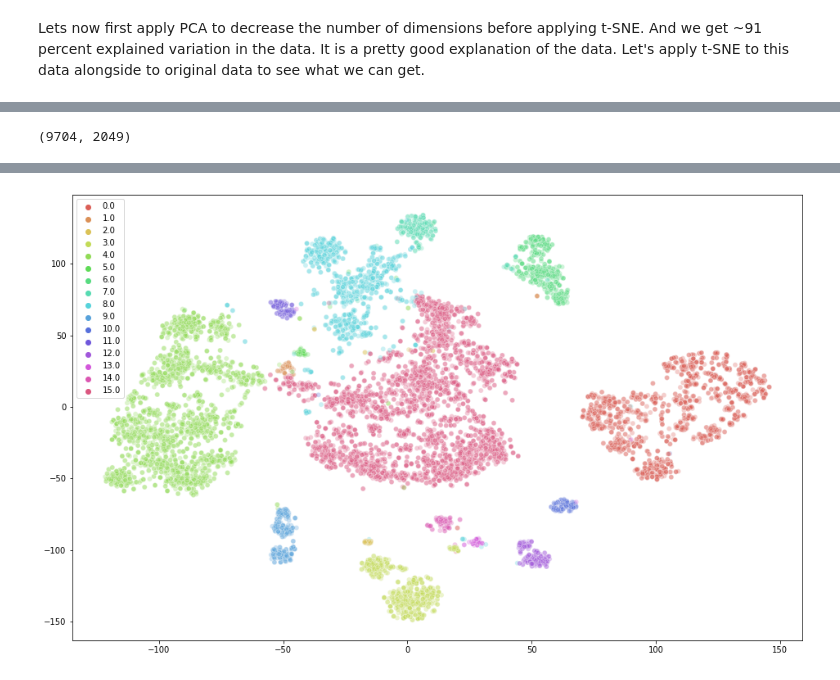
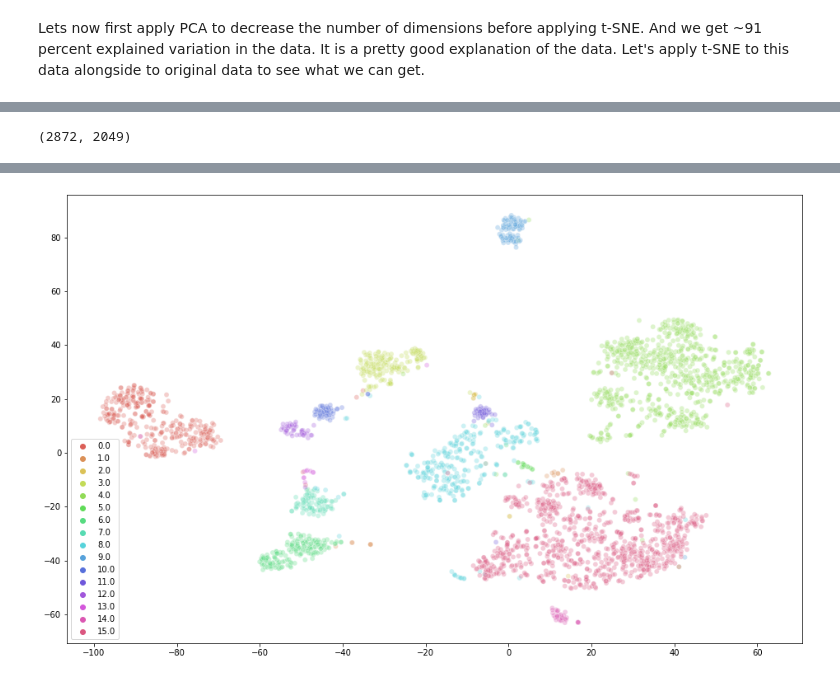
Before and after one commit to umursen/3d-object-part-segmentation-with-simclr, a Jupyter notebook: notebooks/tsne.ipynb, the cells around one changed output, grey strips where cells are left out. Saved outputs shown, nothing was run; the diff lists cells and outputs as text; code cells hidden in the pictures.

Commit message:
tsne on test set

```diff
--- a/notebooks/tsne.ipynb
+++ b/notebooks/tsne.ipynb
@@ -50,5 +52,5 @@ ss_simclr_model = ss_simclr_model.load_from_checkpoint(checkpoint_path="./checkp
 # %%
-def get_latent_space_and_label(plmodel,data_loader,batch_size=8,limit_ratio=0.8,save_suffix='',quick_load=True,file_to_load=None,ss=False):
+def get_latent_space_and_label(plmodel,data_loader,batch_size=8,save_suffix='',quick_load=True,file_to_load=None,ss=False):
     num_features = 2048
     z_y = np.zeros((len(data_loader)*batch_size,num_features+1))
 
@@ -98,10 +100,9 @@ def tsne(x,y,n_iter = 5000,perplexity=50,plot_save_suffix=''):
     tsne_plot.figure.savefig('plots/tsne_{}i_{}p_{}.png'.format(n_iter,perplexity,plot_save_suffix))
 # %%
 z_y = get_latent_space_and_label(plmodel,
-                       train_dataloader,
+                       test_dataloader,
                        batch_size=batch_size,
-                       limit_ratio=limit_ratio,
-                       save_suffix='supervised',
+                       save_suffix='supervised_best_on_testset',
                        file_to_load='z_y_supervised.npy')
 x = z_y[:,:-1]
 y = z_y[:,-1]
@@ -109,14 +110,14 @@ y = z_y[:,-1]
 Lets now first apply PCA to decrease the number of dimensions before applying t-SNE.
 And we get ~91 percent explained variation in the data. It is a pretty good explanation of the data. Let's apply t-SNE to this data alongside to original data to see what we can get.
 # %%
-pca_50 = PCA(n_components=50)
-pca_result_50 = pca_50.fit_transform(x)
-print('Cumulative explained variation for 50 principal components: {}'.format(np.sum(pca_50.explained_variance_ratio_)))
+#pca_50 = PCA(n_components=50)
+#pca_result_50 = pca_50.fit_transform(x)
+#print('Cumulative explained variation for 50 principal components: {}'.format(np.sum(pca_50.explained_variance_ratio_)))
 
 n_iters = [5000]
-perplexities = [10,30,40,50]
+perplexities = [50]
 for n_iter in n_iters:
     for perplexity in perplexities:
         print('Perplexity: {}, Number of Iterations: {} ...'.format(perplexity,n_iter))
-        tsne(x,y,n_iter=n_iter,perplexity=perplexity, plot_save_suffix='supervised')
-        tsne(pca_result_50,y,n_iter=n_iter,perplexity=perplexity, plot_save_suffix='supervised_pca_applied')
+        tsne(x,y,n_iter=n_iter,perplexity=perplexity, plot_save_suffix='supervised_best_on_testset')
+        #tsne(pca_result_50,y,n_iter=n_iter,perplexity=perplexity, plot_save_suffix='supervised_pca_applied')
@@ -123,10 +128,9 @@ for n_iter in n_iters:
 # %%
 # Self Supervised
 z_y_ss = get_latent_space_and_label(ss_simclr_model,
-                       train_dataloader,
+                       test_dataloader,
                        batch_size=batch_size,
-                       limit_ratio=limit_ratio,
-                       save_suffix='self_supervised_2676_epoch_150',
+                       save_suffix='self_supervised_best_on_testset',
                        file_to_load='z_y_self_supervised.npy',
                                     quick_load=False,
                                     ss=True)
@@ -134,7 +138,7 @@ z_y_ss = get_latent_space_and_label(ss_simclr_model,
 x_ss = z_y_ss[:,:-1]
 y_ss = z_y_ss[:,-1]
 # %% [output]
-(9704, 2049)
+(2872, 2049)
 # %%
 #pca_50_ss = PCA(n_components=50)
 #pca_result_50_ss = pca_50_ss.fit_transform(x_ss)
@@ -145,7 +149,7 @@ perplexities = [50]
 for n_iter in n_iters:
     for perplexity in perplexities:
         print('Perplexity: {}, Number of Iterations: {} ...'.format(perplexity,n_iter))
-        tsne(x_ss,y_ss,n_iter=n_iter,perplexity=perplexity, plot_save_suffix='ss_2676_epoch_150')
+        tsne(x_ss,y_ss,n_iter=n_iter,perplexity=perplexity, plot_save_suffix='ss_best_on_testset')
         #tsne(pca_result_50_ss,y_ss,n_iter=n_iter,perplexity=perplexity, plot_save_suffix='ss_2676_epoch_0_pca_applied')
 # %% [output]
 Perplexity: 50, Number of Iterations: 5000 ...
@@ -153 +157 @@ t-SNE done! Time elapsed: 901.8098411560059 seconds
-[figure, old version]
+[figure, new version]
```
Also changed, not shown: parts of 3 cells of this notebook.
